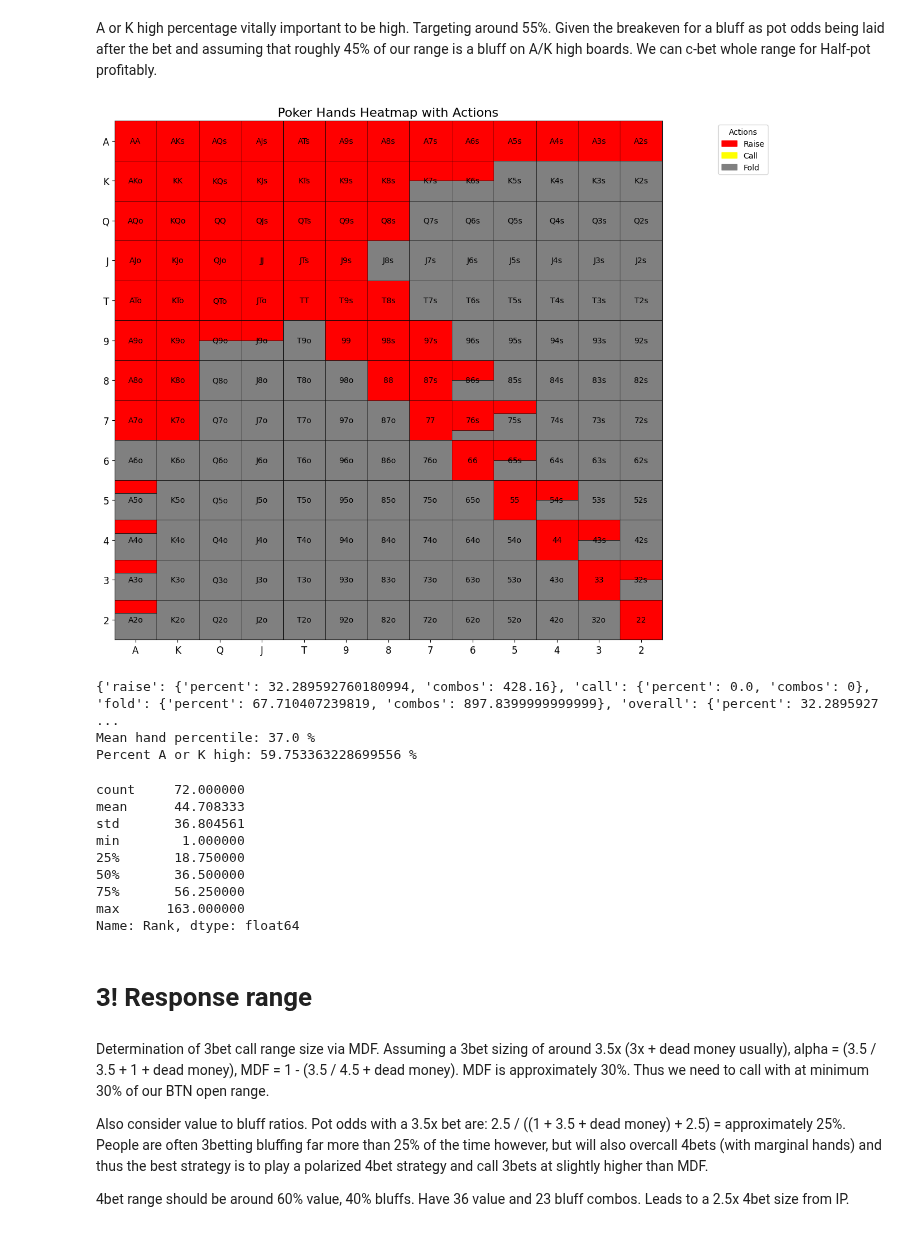
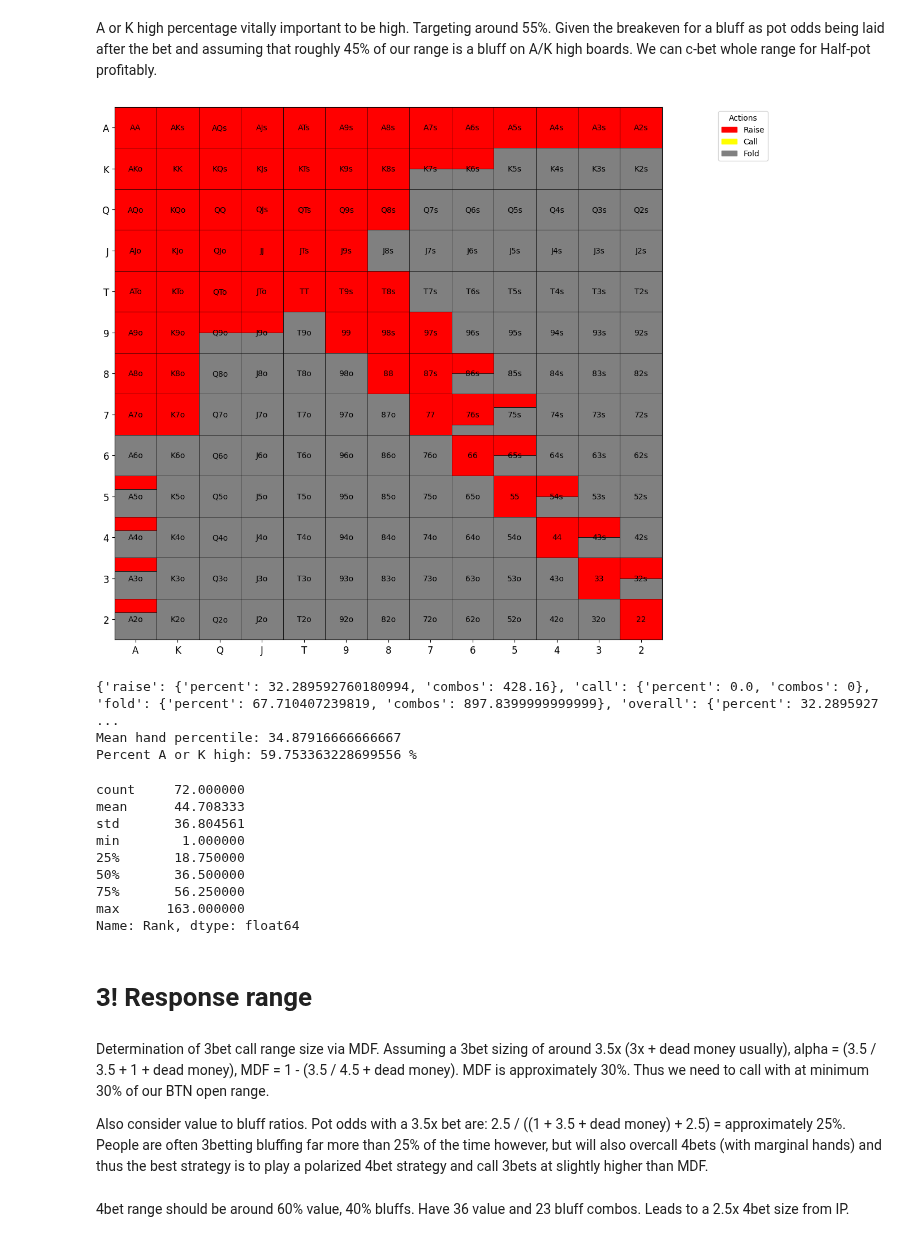
Before and after one commit to KunaalAgarwal/poker_analysis, a Jupyter notebook: src/button_ranges.ipynb, the cells around one changed output. Saved outputs shown, nothing was run; the diff lists cells and outputs as text; code cells hidden in the pictures.

Commit message:
Updated some functions in range_construction by adding new helper method to get combos, started implementing btn flat/3!

```diff
--- a/src/button_ranges.ipynb
+++ b/src/button_ranges.ipynb
@@ -93,41 +95,38 @@ rfi_range = {
 
     "98s": {"raise": 1.0, "call": 0.0},
     "97s": {"raise": 1.0, "call": 0.0},
 
     "87s": {"raise": 1.0, "call": 0.0},
     "86s": {"raise": 0.5, "call": 0.0},
 
     "76s": {"raise": 0.75, "call": 0.0},
     "75s": {"raise": 0.33, "call": 0.0},
 
     "65s": {"raise": 0.5, "call": 0.0},
 
     "54s": {"raise": 0.5, "call": 0.0},
 
     "43s": {"raise": 0.5, "call": 0.0},
 
     "32s": {"raise": 0.5, "call": 0.0},
 }
-
-
-
 # Visualize the range
 rfi = range_construction.generate_range(rfi_range)
 rfi_distribution = range_construction.range_hand_distribution(rfi_range)
 rfi_percent_by_actions = range_construction.range_percent_by_all_actions(rfi_range)
-rfi_mean_hand_percentile = range_construction.average_range_rank(rfi_range)
+rfi_mean_hand_rank = range_construction.average_range_rank(rfi_range)
 
 
 print(rfi_percent_by_actions)
-print(f'Mean hand percentile: {rfi_mean_hand_percentile} %')
+print(f'Mean hand percentile: {rfi_mean_hand_rank}')
 print(f'Percent A or K high: {range_construction.percent_range_high_card(rfi_range)} %')
 
 rfi_distribution[1].to_csv('../btn_ranges/btn_rfi_distribution.csv')
 rfi_distribution[0]
 # %% [output]
-[figure, old version]
+[figure, new version]
 {'raise': {'percent': 32.289592760180994, 'combos': 428.16}, 'call': {'percent': 0.0, 'combos': 0}, 'fold': {'percent': 67.710407239819, 'combos': 897.8399999999999}, 'overall': {'percent': 32.2895927 ...
-Mean hand percentile: 37.0 %
+Mean hand percentile: 34.87916666666667
 Percent A or K high: 59.753363228699556 %
 count     72.000000
 mean      44.708333
@@ -145,9 +144,9 @@ Determination of 3bet call range size via MDF. Assuming a 3bet sizing of around
 
 Also consider value to bluff ratios. Pot odds with a 3.5x bet are:
 2.5 / ((1 + 3.5 + dead money) + 2.5) = approximately 25%. People are often 3betting bluffing far more than 25% of the time however, but will also overcall 4bets (with marginal hands) and thus the best strategy is to play a polarized 4bet strategy and call 3bets at slightly higher than MDF.
-
-4bet range should be around 60% value, 40% bluffs. Have 36 value and 23 bluff combos.
-Leads to a 2.5x 4bet size from IP.
+# %% [markdown]
+4bet range should be around 60% value, 40% bluffs. Have 36 value and 23 bluff combos.
+Leads to a 2.5x 4bet size from IP.
 # %%
 response_3bet_range = {
     # Pairs
```
Also changed, not shown: parts of 5 cells of this notebook, 2 other files.
